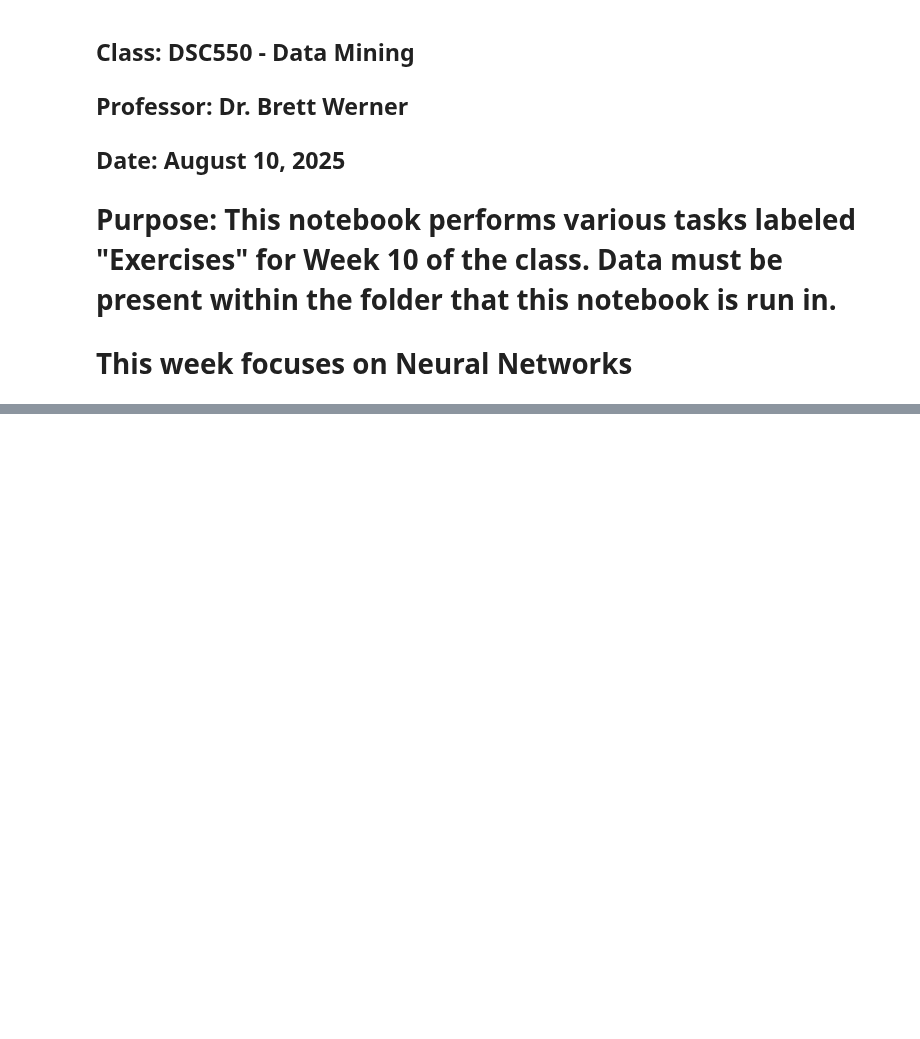
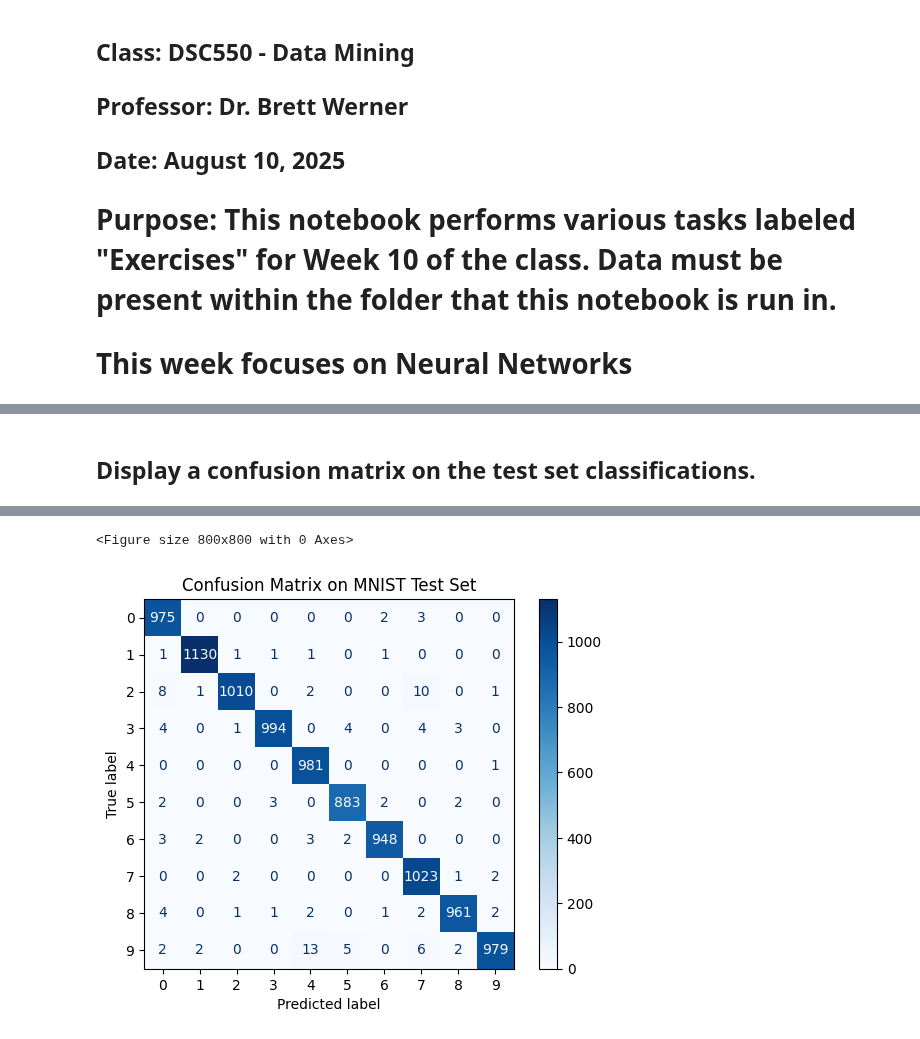
Before and after one commit to gabriel-joseph/data_science_portfolio, a Jupyter notebook: summer2025/dsc550_data_mining/week10/vance_week10_exercise.ipynb, the cells around one changed output, grey strips where cells are left out. Cells and saved outputs as stored; diff of their text form; code cells hidden in the pictures; blank space fills up the shorter version.

```diff
--- a/summer2025/dsc550_data_mining/week10/vance_week10_exercise.ipynb
+++ b/summer2025/dsc550_data_mining/week10/vance_week10_exercise.ipynb
@@ -52,0 +100,17 @@ mnist = tf.keras.datasets.mnist
+# %% [markdown]
+## Display a confusion matrix on the test set classifications.
+# %%
+# Predict labels for test set
+y_pred = model.predict(x_test)
+y_pred_labels = np.argmax(y_pred, axis=1)
+
+# Compute confusion matrix
+cm = confusion_matrix(y_test, y_pred_labels)
+
+# Plot confusion matrix
+disp = ConfusionMatrixDisplay(confusion_matrix=cm, display_labels=range(10))
+plt.figure(figsize=(8, 8))
+disp.plot(cmap=plt.cm.Blues, values_format='d')
+plt.title("Confusion Matrix on MNIST Test Set")
+plt.show()
+# %% [output]
@@ -52,0 +118,2 @@ mnist = tf.keras.datasets.mnist
+<Figure size 800x800 with 0 Axes>
+[figure, added]
```
Also changed, not shown: parts of 10 cells of this notebook, 1 other file.
